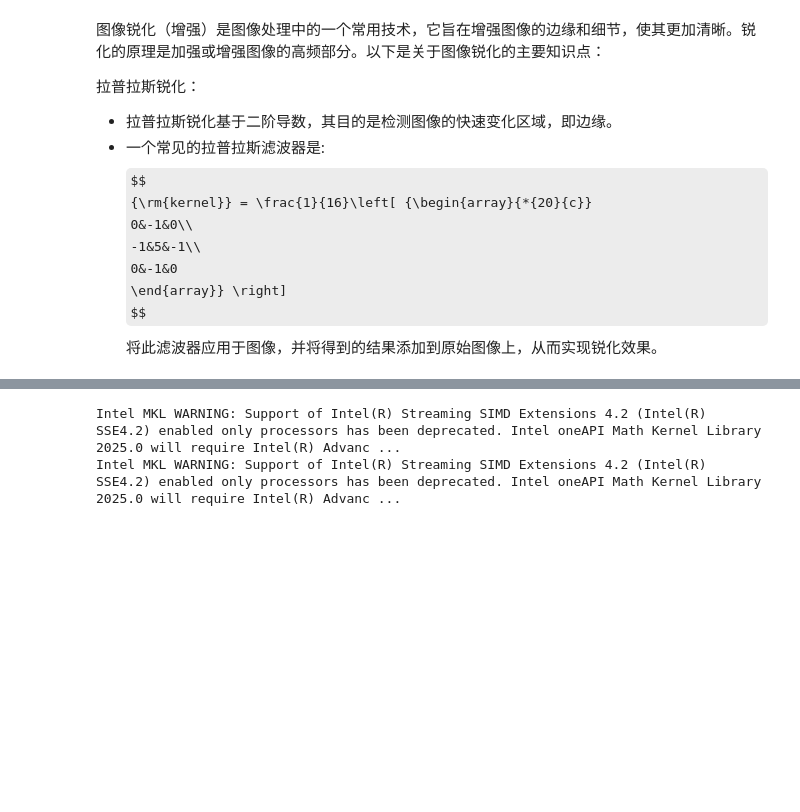
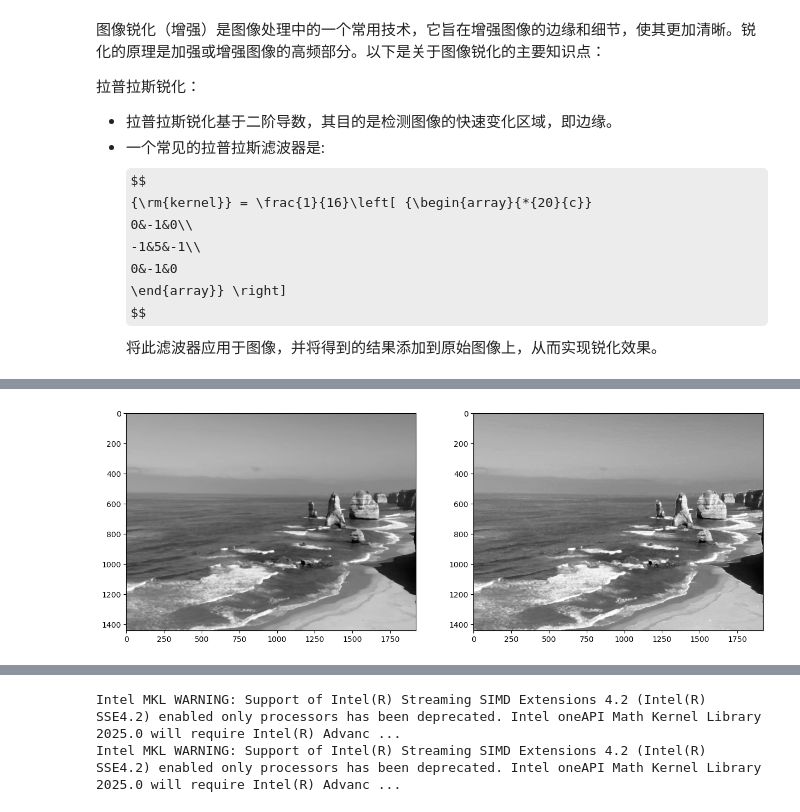
Before and after one commit to plum-Yin/AIIT_2024_CSE435, a Jupyter notebook: chapter3-Filters/2_Sharpen.ipynb, the cells around one changed output, grey strips where cells are left out. Cells and saved outputs as stored; diff of their text form; code cells hidden in the pictures; some formulas as TeX source; blank space fills up the shorter version.

```diff
--- a/chapter3-Filters/2_Sharpen.ipynb
+++ b/chapter3-Filters/2_Sharpen.ipynb
@@ -17,0 +108,22 @@ $$
+# %%
+img = cv2.imread("image/sample-sharpen.jpg", cv2.IMREAD_GRAYSCALE)
+
+
+plt.figure(figsize=(15, 12))
+plt.subplot(1, 2, 1)
+plt.imshow(img, cmap='gray')
+
+plt.subplot(1, 2, 2)
+
+gaussian_blurred = cv2.GaussianBlur(img, ksize=(3, 3), sigmaX=5)
+
+lap1 = cv2.Laplacian(img, cv2.CV_64F, ksize=1)
+lap2 = cv2.convertScaleAbs(lap1)
+# 锐化图像：原图像加上拉普拉斯梯度的结果
+sharpened2 = cv2.addWeighted(img, 1, lap2, 4, 0)
+
+sharpened2 = np.clip(sharpened2, 0, 255)
+plt.imshow(sharpened2, cmap='gray')
+plt.show()
+# %% [output]
+[figure, added]
```
Also changed, not shown: parts of 9 cells of this notebook, 11 other files.
